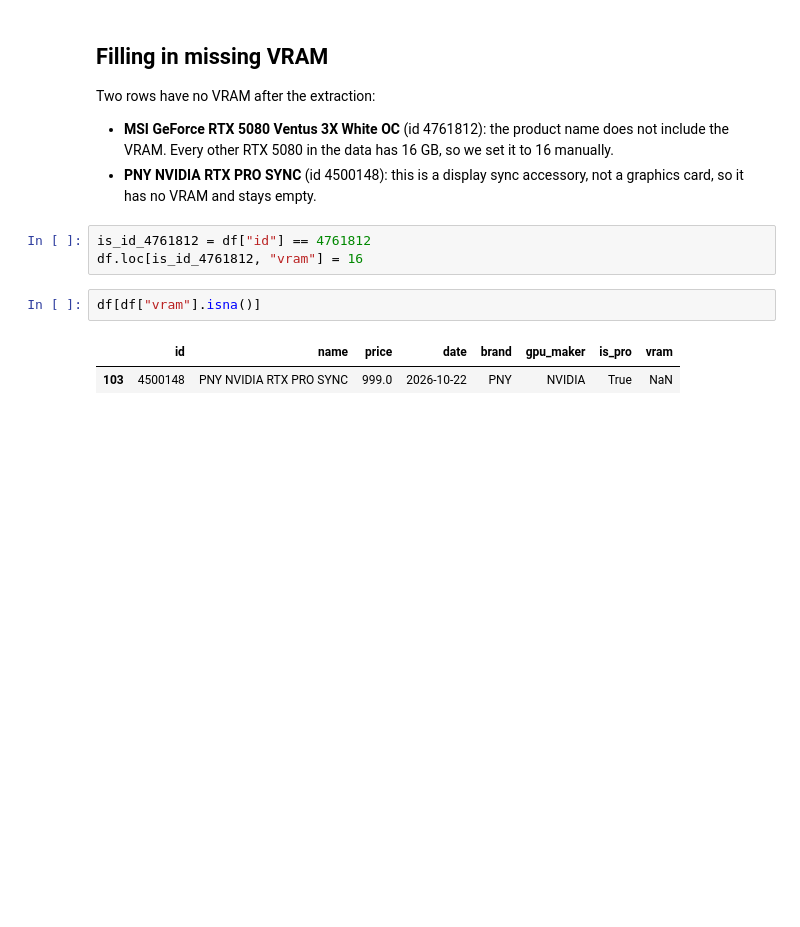
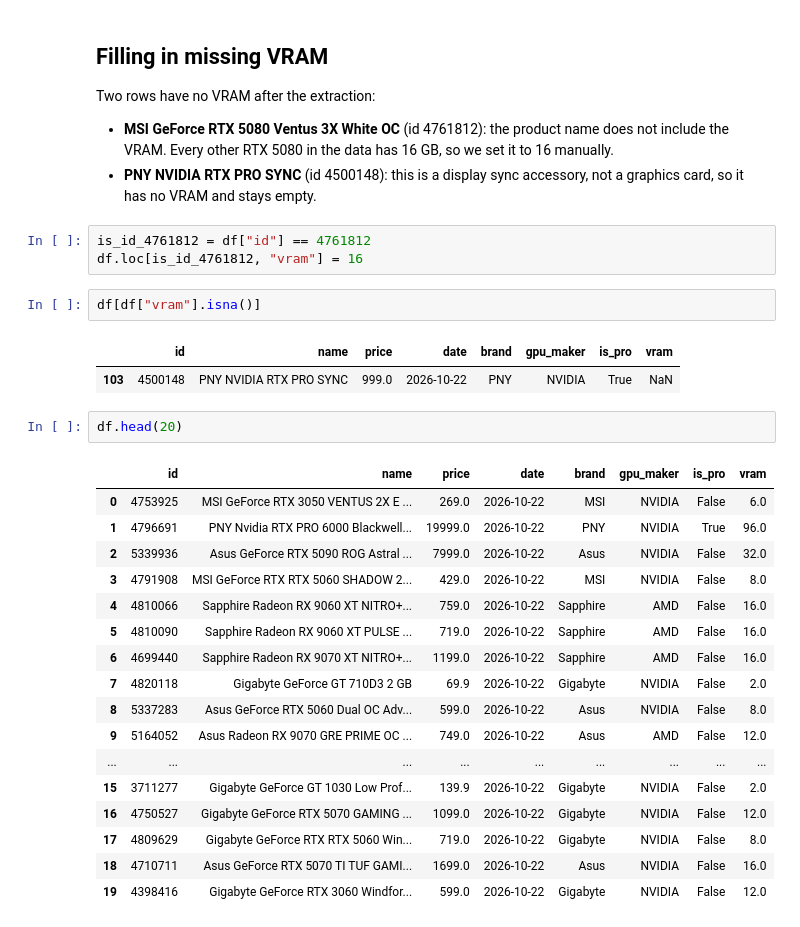
Before and after one commit to odysmpasias/gpu-price-tracker, a Jupyter notebook: notebooks/01_cleaning.ipynb, the cells around one changed output. Saved outputs shown, nothing was run; the diff lists cells and outputs as text; blank space fills up the shorter version.

```diff
--- a/notebooks/01_cleaning.ipynb
+++ b/notebooks/01_cleaning.ipynb
@@ -214,3 +214,23 @@ df[df["vram"].isna()]
 # %% [output]
 |  | id | name | price | date | brand | gpu_maker | is_pro | vram |
 | 103 | 4500148 | PNY NVIDIA RTX PRO SYNC | 999.0 | 2026-10-22 | PNY | NVIDIA | True | NaN |
+# %%
+df.head(20)
+# %% [output]
+|  | id | name | price | date | brand | gpu_maker | is_pro | vram |
+| 0 | 4753925 | MSI GeForce RTX 3050 VENTUS 2X E ... | 269.0 | 2026-10-22 | MSI | NVIDIA | False | 6.0 |
+| 1 | 4796691 | PNY Nvidia RTX PRO 6000 Blackwell... | 19999.0 | 2026-10-22 | PNY | NVIDIA | True | 96.0 |
+| 2 | 5339936 | Asus GeForce RTX 5090 ROG Astral ... | 7999.0 | 2026-10-22 | Asus | NVIDIA | False | 32.0 |
+| 3 | 4791908 | MSI GeForce RTX RTX 5060 SHADOW 2... | 429.0 | 2026-10-22 | MSI | NVIDIA | False | 8.0 |
+| 4 | 4810066 | Sapphire Radeon RX 9060 XT NITRO+... | 759.0 | 2026-10-22 | Sapphire | AMD | False | 16.0 |
+| 5 | 4810090 | Sapphire Radeon RX 9060 XT PULSE ... | 719.0 | 2026-10-22 | Sapphire | AMD | False | 16.0 |
+| 6 | 4699440 | Sapphire Radeon RX 9070 XT NITRO+... | 1199.0 | 2026-10-22 | Sapphire | AMD | False | 16.0 |
+| 7 | 4820118 | Gigabyte GeForce GT 710D3 2 GB | 69.9 | 2026-10-22 | Gigabyte | NVIDIA | False | 2.0 |
+| 8 | 5337283 | Asus GeForce RTX 5060 Dual OC Adv... | 599.0 | 2026-10-22 | Asus | NVIDIA | False | 8.0 |
+| 9 | 5164052 | Asus Radeon RX 9070 GRE PRIME OC ... | 749.0 | 2026-10-22 | Asus | AMD | False | 12.0 |
+| ... | ... | ... | ... | ... | ... | ... | ... | ... |
+| 15 | 3711277 | Gigabyte GeForce GT 1030 Low Prof... | 139.9 | 2026-10-22 | Gigabyte | NVIDIA | False | 2.0 |
+| 16 | 4750527 | Gigabyte GeForce RTX 5070 GAMING ... | 1099.0 | 2026-10-22 | Gigabyte | NVIDIA | False | 12.0 |
+| 17 | 4809629 | Gigabyte GeForce RTX RTX 5060 Win... | 719.0 | 2026-10-22 | Gigabyte | NVIDIA | False | 8.0 |
+| 18 | 4710711 | Asus GeForce RTX 5070 TI TUF GAMI... | 1699.0 | 2026-10-22 | Asus | NVIDIA | False | 16.0 |
+| 19 | 4398416 | Gigabyte GeForce RTX 3060 Windfor... | 599.0 | 2026-10-22 | Gigabyte | NVIDIA | False | 12.0 |
```
Also changed, not shown: parts of 26 cells of this notebook.
